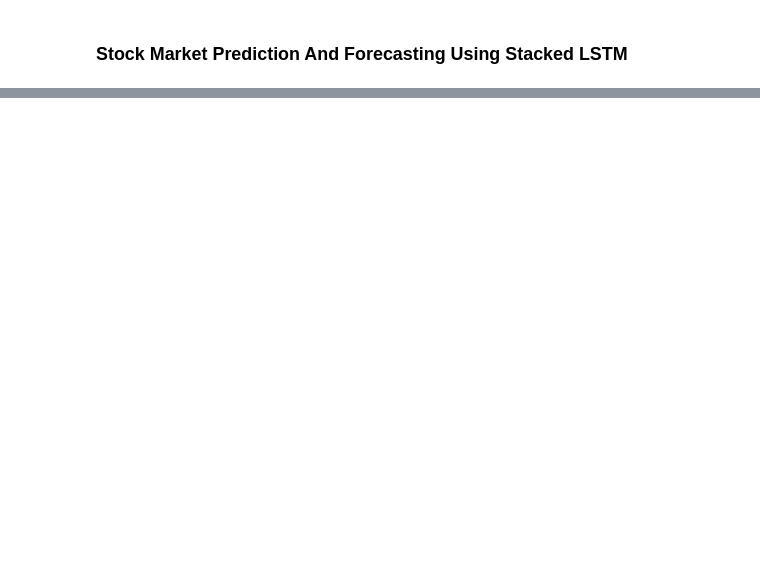
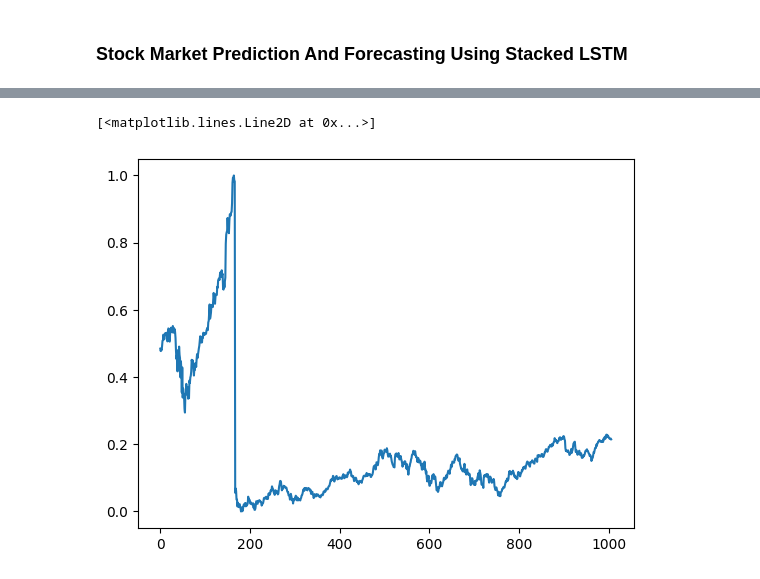
Before and after one commit to Jiten28/StockMentor, a Jupyter notebook: StockMentor.ipynb, the cells around one changed output, grey strips where cells are left out. Cells and saved outputs as stored; diff of their text form; code cells hidden in the pictures; blank space fills up the shorter version.

```diff
--- a/StockMentor.ipynb
+++ b/StockMentor.ipynb
@@ -194,0 +379,5 @@ plt.plot(df3)
+# %%
+plt.plot(df1)
+# %% [output]
+[<matplotlib.lines.Line2D at 0x...>]
+[figure, added]
```
Also changed, not shown: parts of 29 cells of this notebook, 1 other file.
